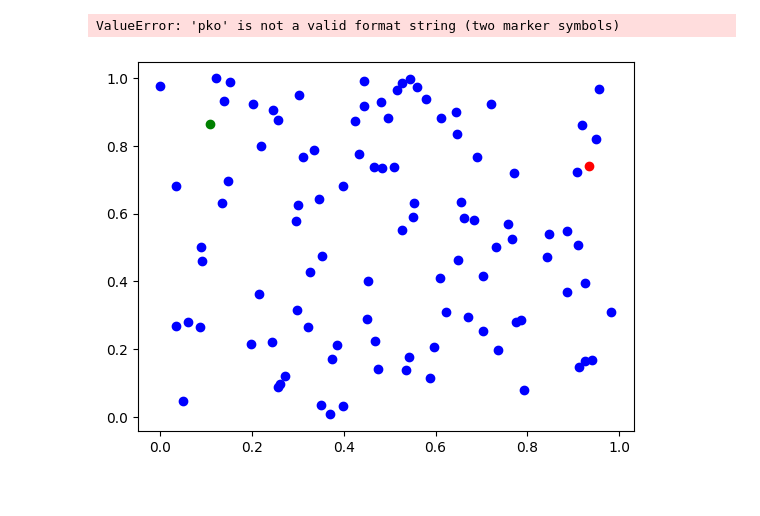
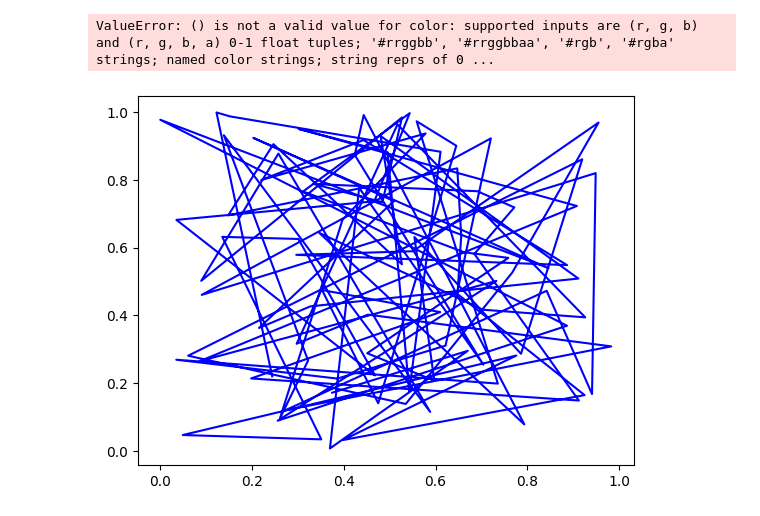
Before and after one commit to OmerFaruk-Celik/YapayZeka, a Jupyter notebook: K-Means.ipynb, the cells around one changed output. Saved outputs shown, nothing was run; the diff lists cells and outputs as text; code cells hidden in the pictures.

```diff
--- a/K-Means.ipynb
+++ b/K-Means.ipynb
@@ -10,12 +10,12 @@ x=np.random.rand(4)
 y=np.random.rand(4)
 gruplar=[x,y]
 # %%
-plt.plot(noktalar[0],noktalar[1],"bo")
-plt.plot(gruplar[0][0],gruplar[1][0],"ro")
-plt.plot(gruplar[0][1],gruplar[1][1],"go")
-plt.plot(gruplar[0][2],gruplar[1][2],"pko")
-plt.plot(gruplar[0][3],gruplar[1][3],"bo")
+plt.plot(noktalar[0],noktalar[1],color=(0,0,1))
+plt.plot(gruplar[0][0],gruplar[1][0],color=(1,0,0))
+plt.plot(gruplar[0][1],gruplar[1][1],color=(0,1,0))
+plt.plot(gruplar[0][2],gruplar[1][2],color=())
+plt.plot(gruplar[0][3],gruplar[1][3],color=())
 plt.show()
 # %% [output]
-ValueError: 'pko' is not a valid format string (two marker symbols)
+ValueError: () is not a valid value for color: supported inputs are (r, g, b) and (r, g, b, a) 0-1 float tuples; '#rrggbb', '#rrggbbaa', '#rgb', '#rgba' strings; named color strings; string reprs of 0 ...
-[figure, old version]
+[figure, new version]
```
